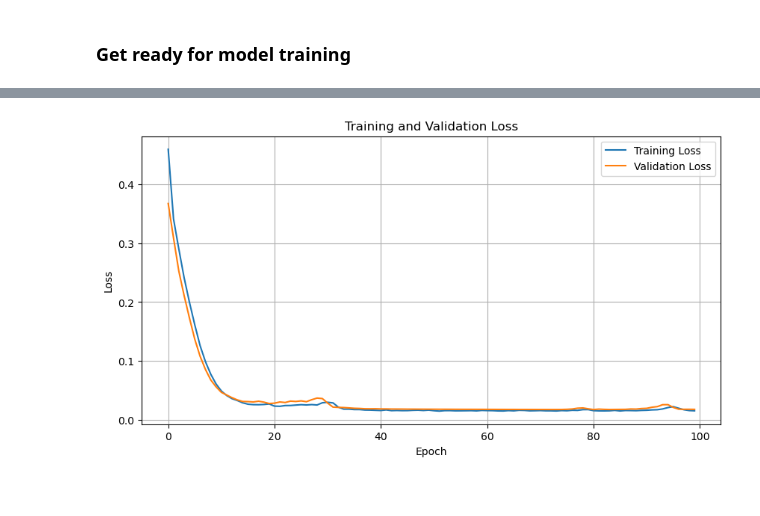
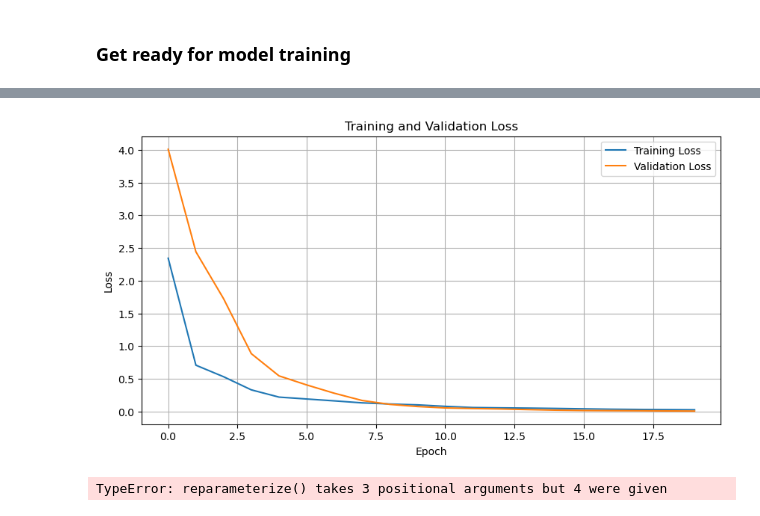
Before and after one commit to daklab/LeafletFA, a Jupyter notebook: notebooks/example_analysis/run_splicing_VAE_model.ipynb, the cells around one changed output, grey strips where cells are left out. Drawn from its saved outputs; the diff is of its cells as text; code cells hidden in the pictures.

```diff
--- a/notebooks/example_analysis/run_splicing_VAE_model.ipynb
+++ b/notebooks/example_analysis/run_splicing_VAE_model.ipynb
@@ -165,2 +148,2 @@ VAE(
 # %%
-train_loader, test_loader = setup_data_loaders(junction_tensor, intron_tensor, BATCH_SIZE, USE_CUDA)
+train_loader, test_loader, full_dat = setup_data_loaders(junction_tensor, intron_tensor, BATCH_SIZE, USE_CUDA, perc_train)
@@ -167,2 +152,3 @@ train_loader, test_loader = setup_data_loaders(junction_tensor, intron_tensor, B
 # %%
 model = VAE(INPUT_DIM, HIDDEN_DIMS, Z_DIM, OUTPUT_DIM)
+model.train()
@@ -176,7 +176,0 @@ test_losses = []
-# %%
-for epoch in range(1, NUM_EPOCHS + 1):
-    print(f"Epoch {epoch}")
-    avg_train_loss = train(model, train_loader, optimizer, epoch)
-    train_losses.append(avg_train_loss)
-    avg_test_loss = evaluate(model, test_loader)
-    test_losses.append(avg_test_loss)
@@ -200,0 +177,24 @@ Epoch 100
+# %%
+# best validation loss
+best_val_loss = float('inf')
+max_patience = 5
+best_epoch = 0
+train_losses = []
+val_losses = []
+
+# Training Loop
+for epoch in range(1, NUM_EPOCHS + 1):
+    print(f"Epoch {epoch}")
+    avg_train_loss = train(model, train_loader, optimizer, epoch)
+    avg_val_loss = evaluate(model, test_loader)
+    train_losses.append(avg_train_loss)
+    val_losses.append(avg_val_loss)
+    if avg_val_loss < best_val_loss:
+        best_val_loss = avg_val_loss
+        best_epoch = epoch
+        patience = max_patience
+    else:
+        patience -= 1
+        if patience == 0:
+            print(f"Early stopping at epoch {epoch}")
+            break
@@ -201,12 +220,24 @@ Epoch 100
 # %%
 plt.figure(figsize=(10, 5))
 plt.plot(train_losses, label='Training Loss')
-plt.plot(test_losses, label='Validation Loss')
+plt.plot(val_losses, label='Validation Loss')
 plt.xlabel('Epoch')
 plt.ylabel('Loss')
 plt.title('Training and Validation Loss')
 plt.legend()
 plt.grid(True)
 plt.show()
 # %% [output]
-[figure, old version]
+[figure, new version]
+# %%
+model.eval()  # Set the model to evaluation mode
+latent_variables = []
+with torch.no_grad():
+    for data in full_dat:
+        inputs = data['proportions'].to(device)  # Ensure data is on the correct device
+        z = model.extract_latent_variables(inputs, apply_noise=False)  # Apply_noise=False to get the mean of the latent space
+        latent_variables.append(z.cpu().numpy())  # Move z to CPU and convert to numpy
+
+latent_variables = np.concatenate(latent_variables, axis=0)
+# %% [output]
+TypeError: reparameterize() takes 3 positional arguments but 4 were given
```
Also changed, not shown: parts of 12 cells of this notebook, 3 other files.
